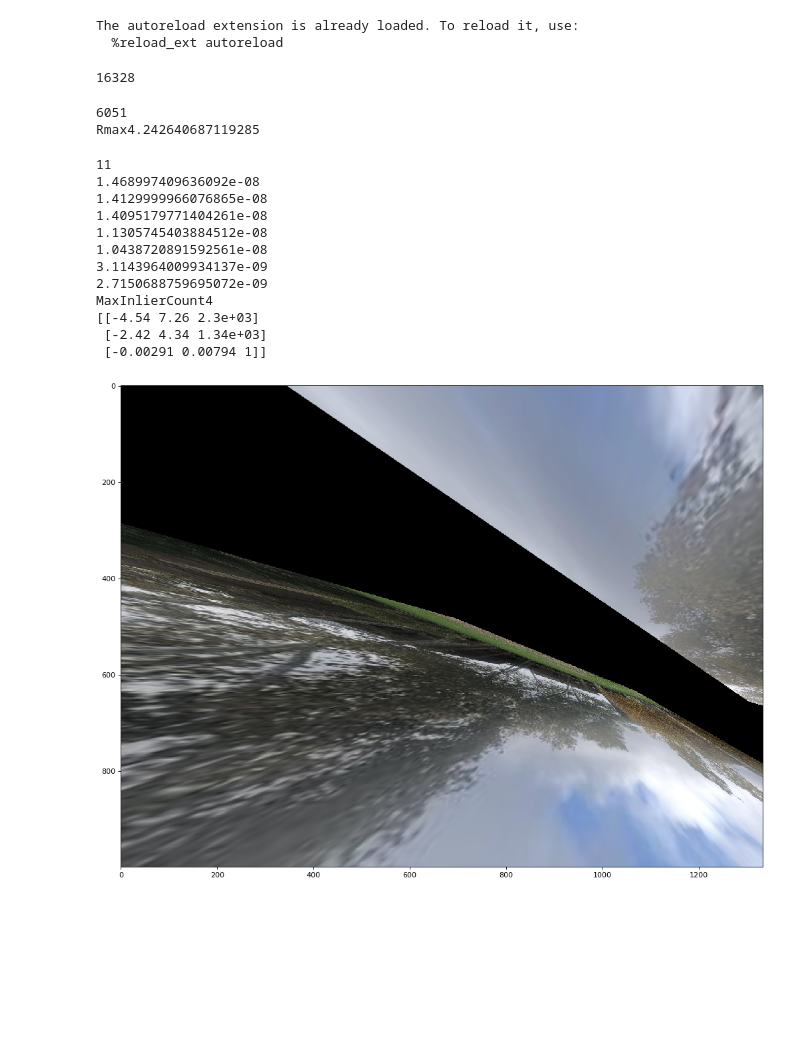
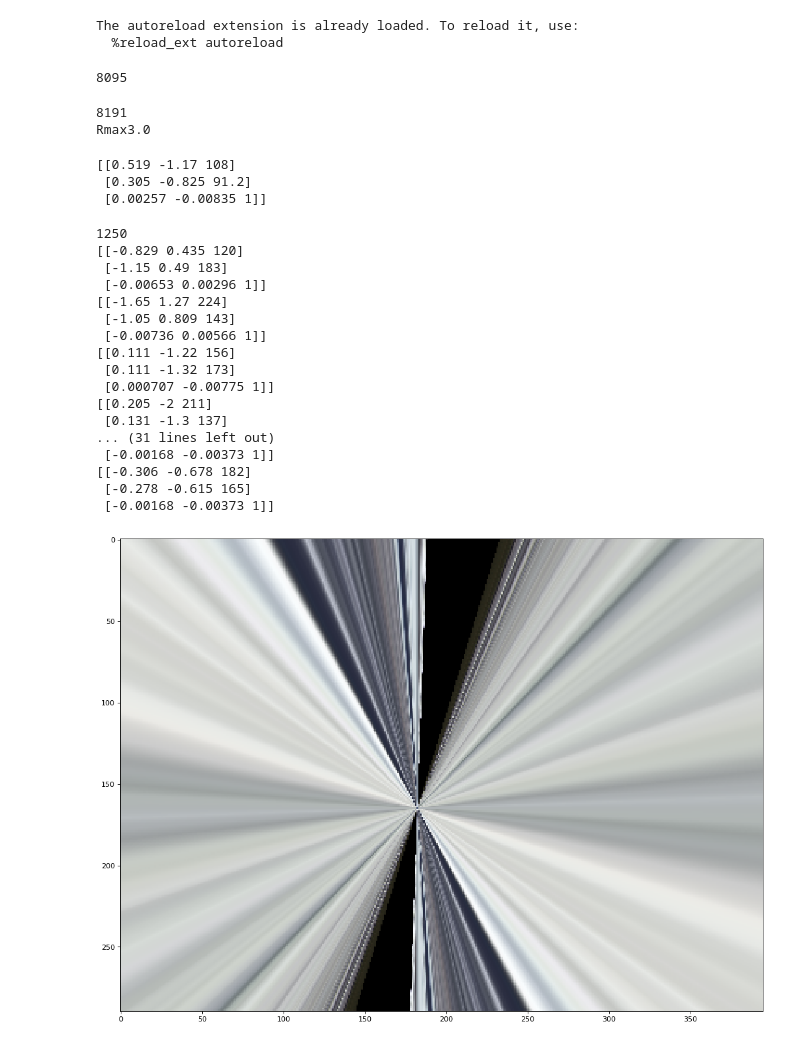
Before and after one commit to shortstheory/cis581-3a, a Jupyter notebook: Playground.ipynb, the cells around one changed output. Cells and saved outputs as stored; diff of their text form; code cells hidden in the pictures; blank space fills up the shorter version.

Commit message:
RANSAC experiment

```diff
--- a/Playground.ipynb
+++ b/Playground.ipynb
@@ -20,7 +20,8 @@ The autoreload extension is already loaded. To reload it, use:
   %reload_ext autoreload
 # %%
 # img1=cv2.imread('small-right.jpg')
-img1=cv2.imread('small-middle.jpg')
+# img1=cv2.imread('small-middle.jpg')
+img1=cv2.imread('mountain-middle.jpg')
 # img1=cv2.imread('case1.png')
 # img1=cv2.imread('rot-middle.jpg')
 gray = cv2.cvtColor(img1,cv2.COLOR_BGR2GRAY)
@@ -32,9 +33,10 @@ kp1=[]
 for (_x,_y) in zip(X1,Y1):
     kp1.append(cv2.KeyPoint(_x,_y,40))
 # %% [output]
-16328
+8095
 # %%
-img2=cv2.imread('small-left.jpg')
+# img2=cv2.imread('small-right.jpg')
+img2=cv2.imread('mountain-right.jpg')
 # img2=cv2.imread('small-right.jpg')
 # img2=cv2.imread('case2.png')
 gray = cv2.cvtColor(img2,cv2.COLOR_BGR2GRAY)
@@ -47,8 +49,8 @@ kp2=[]
 for (_x,_y) in zip(X2,Y2):
     kp2.append(cv2.KeyPoint(_x,_y,40))
 # %% [output]
-6051
-Rmax4.242640687119285
+8191
+Rmax3.0
 # %%
 m,dMatch=feat_match(d1, d2)
 x1=[]
@@ -69,35 +71,44 @@ y1=np.array(y1)
 y2=np.array(y2)
 # print(X1.shape)
 # %%
-# f=np.vstack((x1,y1))
-# points1 = f.T
-# g=np.vstack((x2,y2))
-# points2 = g.T
-# H, mask = cv2.findHomography(points1, points2)
-# print(mask)
+f=np.vstack((x1,y1))
+points1 = f.T
+g=np.vstack((x2,y2))
+points2 = g.T
+H, mask = cv2.findHomography(points1, points2,cv2.RANSAC)
+print(H)
+# %% [output]
+[[0.519 -1.17 108]
+ [0.305 -0.825 91.2]
+ [0.00257 -0.00835 1]]
 # %%
 print(len(x1))
-H, inlier_ind=ransac_est_homography(x1,y1,x2,y2,0.5)
+H, inlier_ind=ransac_est_homography(x1,y1,x2,y2,0.005)
 
 result = cv2.warpPerspective(img1, H,(int(img1.shape[1]), int(img1.shape[0])))#,flags=cv2.INTER_LINEAR)
 fig=plt.figure(figsize=(16, 12), dpi= 80, facecolor='w', edgecolor='k')
 print(H)
 plt.imshow(cv2.cvtColor(result, cv2.COLOR_BGR2RGB))
 plt.show()
 # %% [output]
-11
-1.468997409636092e-08
-1.4129999966076865e-08
-1.4095179771404261e-08
-1.1305745403884512e-08
-1.0438720891592561e-08
-3.1143964009934137e-09
-2.7150688759695072e-09
-MaxInlierCount4
-[[-4.54 7.26 2.3e+03]
- [-2.42 4.34 1.34e+03]
- [-0.00291 0.00794 1]]
+1250
+[[-0.829 0.435 120]
+ [-1.15 0.49 183]
+ [-0.00653 0.00296 1]]
+[[-1.65 1.27 224]
+ [-1.05 0.809 143]
+ [-0.00736 0.00566 1]]
+[[0.111 -1.22 156]
+ [0.111 -1.32 173]
+ [0.000707 -0.00775 1]]
+[[0.205 -2 211]
+ [0.131 -1.3 137]
+... (31 lines left out)
+ [-0.00168 -0.00373 1]]
+[[-0.306 -0.678 182]
+ [-0.278 -0.615 165]
+ [-0.00168 -0.00373 1]]
-[figure, old version]
+[figure, new version]
 # %%
 mask = np.array(inlier_ind, dtype=bool)
 
```
Also changed, not shown: parts of 5 cells of this notebook, 3 other files.
